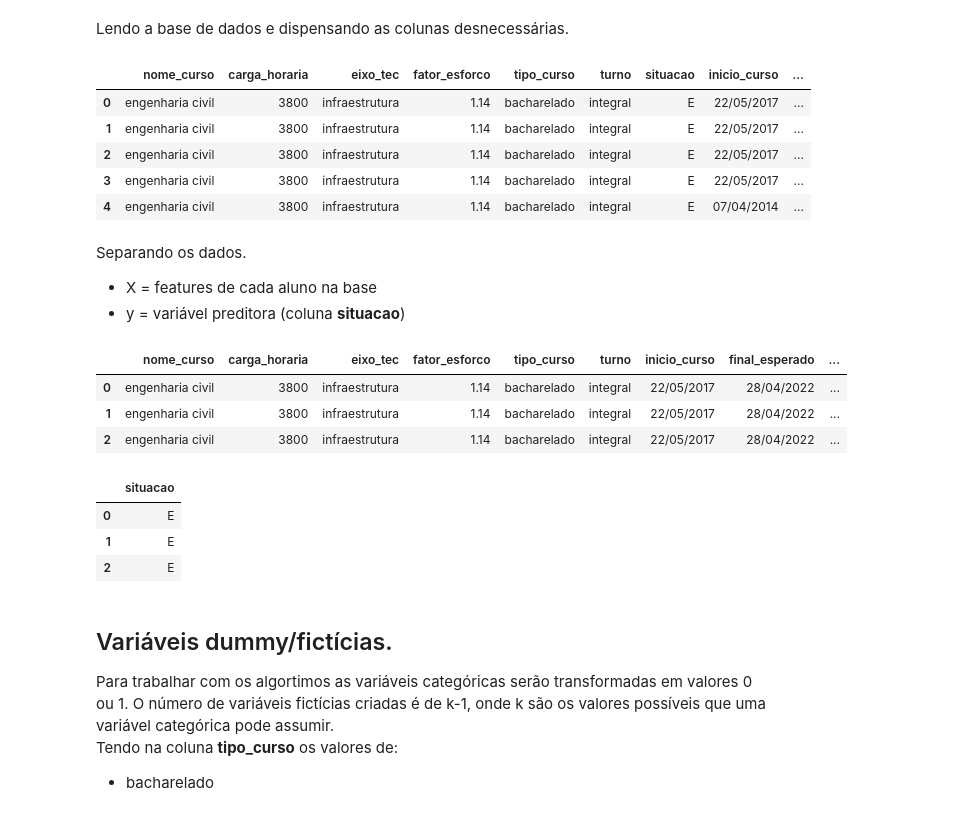
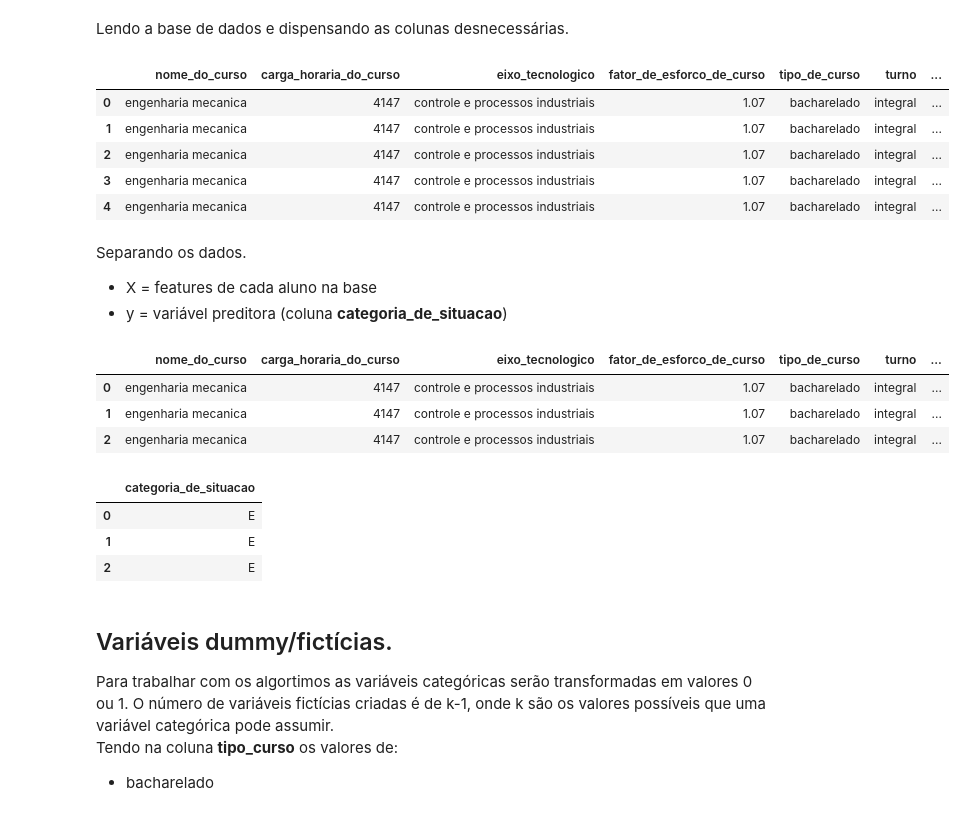
Before and after one commit to math3usvalenca/machine-learning-no-combate-a-evasao-estudantil, a Jupyter notebook: aplicacao-de-algoritmos/machine_learning.ipynb, the cells around one changed output. Cells and saved outputs as stored; diff of their text form; code cells hidden in the pictures.

```diff
--- a/aplicacao-de-algoritmos/machine_learning.ipynb
+++ b/aplicacao-de-algoritmos/machine_learning.ipynb
@@ -25,45 +33,48 @@ warnings.filterwarnings("ignore")
 # %% [markdown]
 Lendo a base de dados e dispensando as colunas desnecessárias.
 # %%
-data = pd.read_csv('data.csv',sep=',', usecols = lambda column:column not in ['Unnamed: 0','cod_curso','cod_matricula','cod_ciclo_matricula'])
+data = pd.read_csv('student_data.csv',sep=',', usecols = lambda column:column not in ['cod_curso','codigo_da_matricula','codigo_do_ciclo_matricula'])
 data.head()
 # %% [output]
-|  | nome_curso | carga_horaria | eixo_tec | fator_esforco | tipo_curso | turno | situacao | inicio_curso | ... |
-| 0 | engenharia civil | 3800 | infraestrutura | 1.14 | bacharelado | integral | E | 22/05/2017 | ... |
-| 1 | engenharia civil | 3800 | infraestrutura | 1.14 | bacharelado | integral | E | 22/05/2017 | ... |
-| 2 | engenharia civil | 3800 | infraestrutura | 1.14 | bacharelado | integral | E | 22/05/2017 | ... |
-| 3 | engenharia civil | 3800 | infraestrutura | 1.14 | bacharelado | integral | E | 22/05/2017 | ... |
-| 4 | engenharia civil | 3800 | infraestrutura | 1.14 | bacharelado | integral | E | 07/04/2014 | ... |
+|  | nome_do_curso | carga_horaria_do_curso | eixo_tecnologico | fator_de_esforco_de_curso | tipo_de_curso | turno | ... |
+| 0 | engenharia mecanica | 4147 | controle e processos industriais | 1.07 | bacharelado | integral | ... |
+| 1 | engenharia mecanica | 4147 | controle e processos industriais | 1.07 | bacharelado | integral | ... |
+| 2 | engenharia mecanica | 4147 | controle e processos industriais | 1.07 | bacharelado | integral | ... |
+| 3 | engenharia mecanica | 4147 | controle e processos industriais | 1.07 | bacharelado | integral | ... |
+| 4 | engenharia mecanica | 4147 | controle e processos industriais | 1.07 | bacharelado | integral | ... |
 # %% [markdown]
 Separando os dados.
 
 
 *   X = features de cada aluno na base
-*   y = variável preditora (coluna **situacao**)
+*   y = variável preditora (coluna **categoria_de_situacao**)
 # %%
-X = data.loc[:,['nome_curso',
- 'carga_horaria',
- 'eixo_tec',
- 'fator_esforco',
- 'tipo_curso',
+X = data.loc[:,['nome_do_curso',
+ 'carga_horaria_do_curso',
+ 'eixo_tecnologico',
+ 'fator_de_esforco_de_curso',
+ 'tipo_de_curso',
  'turno',
- 'inicio_curso',
- 'final_esperado',
+ 'data_de_inicio_do_ciclo',
+ 'data_de_fim_previsto_do_ciclo',
  'renda',
  'sexo',
+ 'idade',
+ 'unidade_de_ensino',
+ 'mes_de_ocorrencia_da_situacao',
  'faixa_etaria',
  'cor']]
 X.head(3)
 # %% [output]
-|  | nome_curso | carga_horaria | eixo_tec | fator_esforco | tipo_curso | turno | inicio_curso | final_esperado | ... |
-| 0 | engenharia civil | 3800 | infraestrutura | 1.14 | bacharelado | integral | 22/05/2017 | 28/04/2022 | ... |
-| 1 | engenharia civil | 3800 | infraestrutura | 1.14 | bacharelado | integral | 22/05/2017 | 28/04/2022 | ... |
-| 2 | engenharia civil | 3800 | infraestrutura | 1.14 | bacharelado | integral | 22/05/2017 | 28/04/2022 | ... |
+|  | nome_do_curso | carga_horaria_do_curso | eixo_tecnologico | fator_de_esforco_de_curso | tipo_de_curso | turno | ... |
+| 0 | engenharia mecanica | 4147 | controle e processos industriais | 1.07 | bacharelado | integral | ... |
+| 1 | engenharia mecanica | 4147 | controle e processos industriais | 1.07 | bacharelado | integral | ... |
+| 2 | engenharia mecanica | 4147 | controle e processos industriais | 1.07 | bacharelado | integral | ... |
 # %%
-y = data.loc[:,['situacao']]
+y = data.loc[:,['categoria_de_situacao']]
 y.head(3)
 # %% [output]
-|  | situacao |
+|  | categoria_de_situacao |
 | 0 | E |
 | 1 | E |
 | 2 | E |
```
Also changed, not shown: parts of 124 cells of this notebook.
